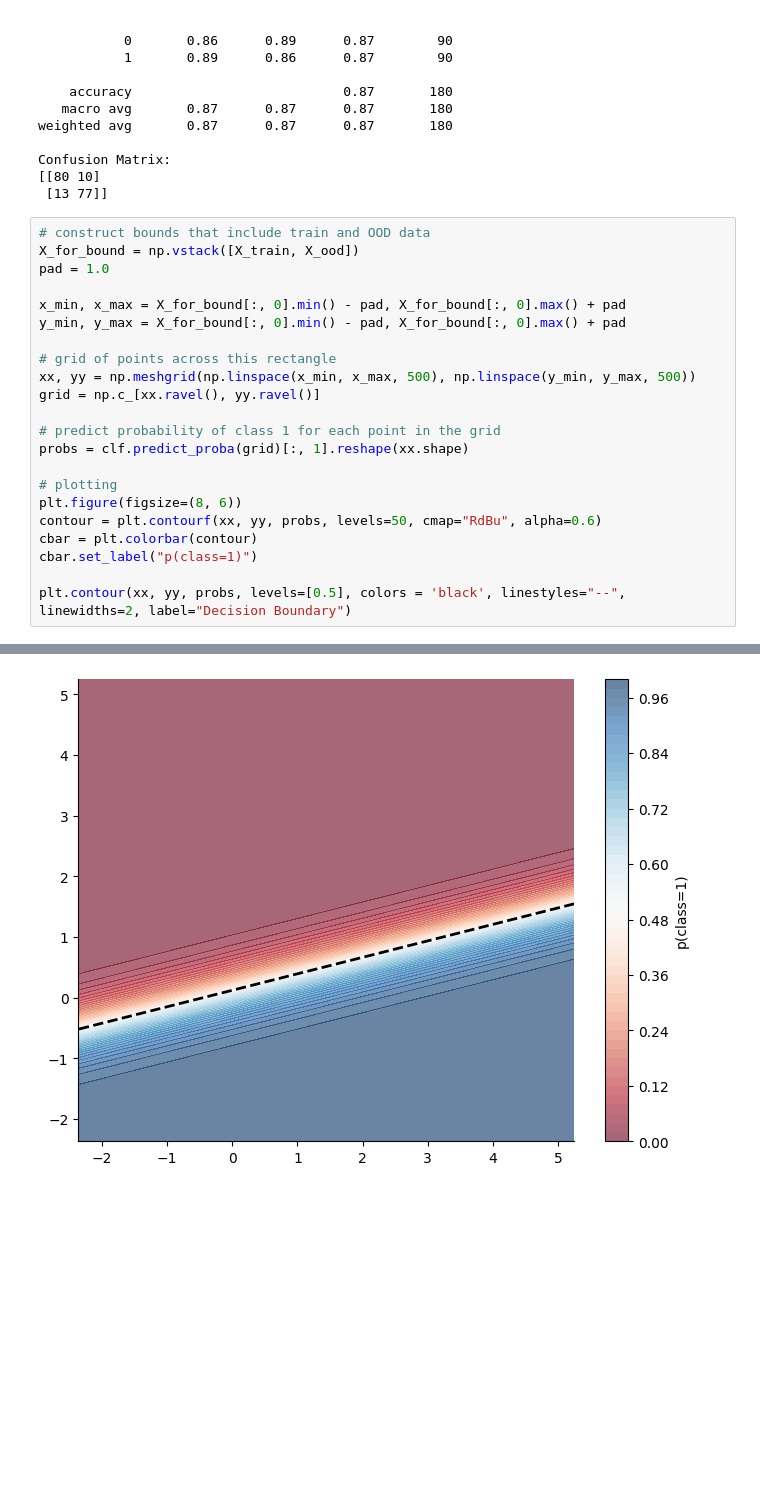
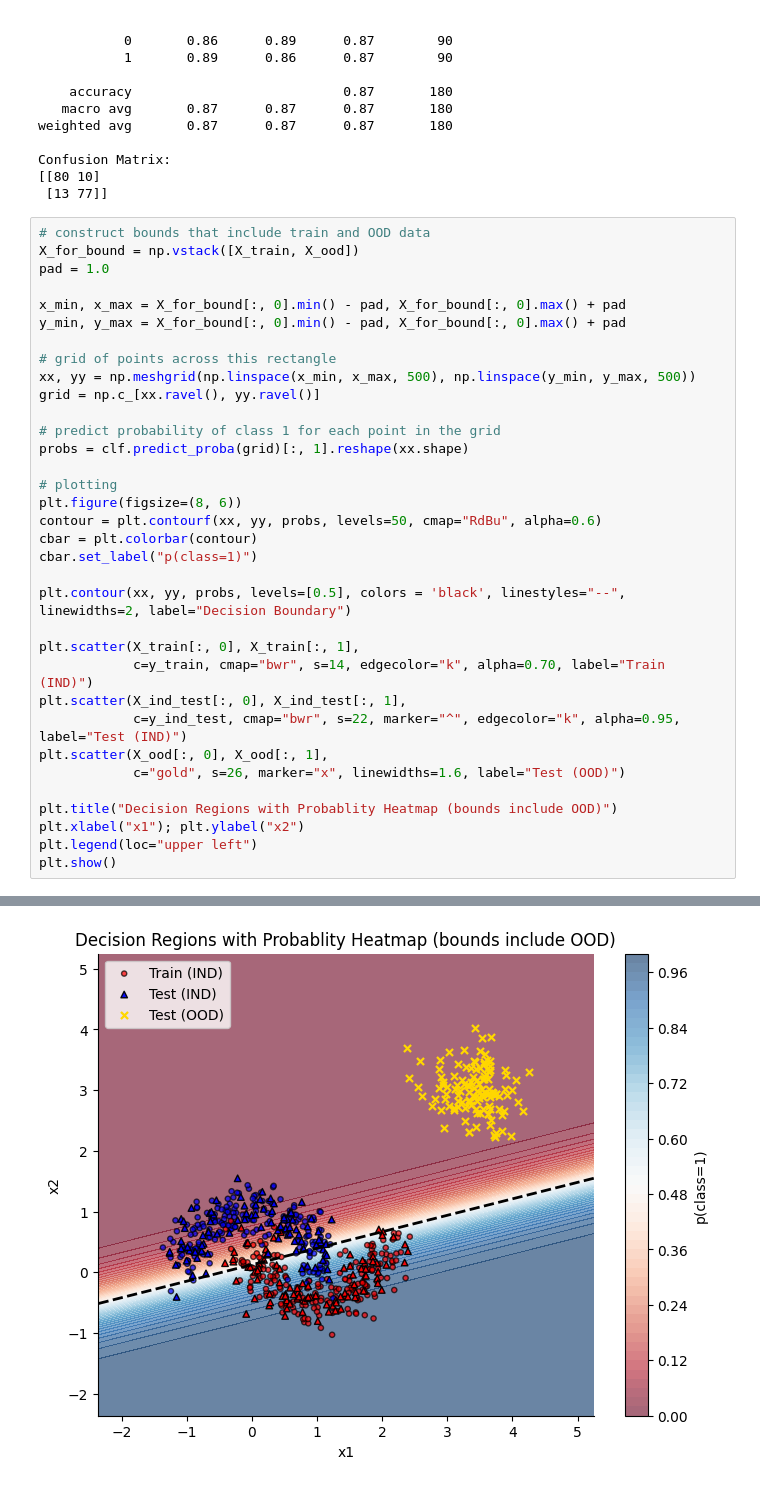
Before and after one commit to Vidhi0003/outlier_detection, a Jupyter notebook: detection.ipynb, the cells around one changed output, grey strips where cells are left out. Cells and saved outputs as stored; diff of their text form; blank space fills up the shorter version.

Commit message:
Plotted points onto heatmap

```diff
--- a/detection.ipynb
+++ b/detection.ipynb
@@ -187,4 +187,16 @@ cbar = plt.colorbar(contour)
 cbar.set_label("p(class=1)")
 
 plt.contour(xx, yy, probs, levels=[0.5], colors = 'black', linestyles="--", linewidths=2, label="Decision Boundary")
+
+plt.scatter(X_train[:, 0], X_train[:, 1],
+            c=y_train, cmap="bwr", s=14, edgecolor="k", alpha=0.70, label="Train (IND)")
+plt.scatter(X_ind_test[:, 0], X_ind_test[:, 1],
+            c=y_ind_test, cmap="bwr", s=22, marker="^", edgecolor="k", alpha=0.95, label="Test (IND)")
+plt.scatter(X_ood[:, 0], X_ood[:, 1],
+            c="gold", s=26, marker="x", linewidths=1.6, label="Test (OOD)")
+
+plt.title("Decision Regions with Probablity Heatmap (bounds include OOD)")
+plt.xlabel("x1"); plt.ylabel("x2")
+plt.legend(loc="upper left")
+plt.show()
 # %% [output]
@@ -192 +203 @@ plt.contour(xx, yy, probs, levels=[0.5], colors = 'black', linestyles="--", line
-[figure, old version]
+[figure, new version]
```
Also changed, not shown: parts of 1 cell of this notebook.
